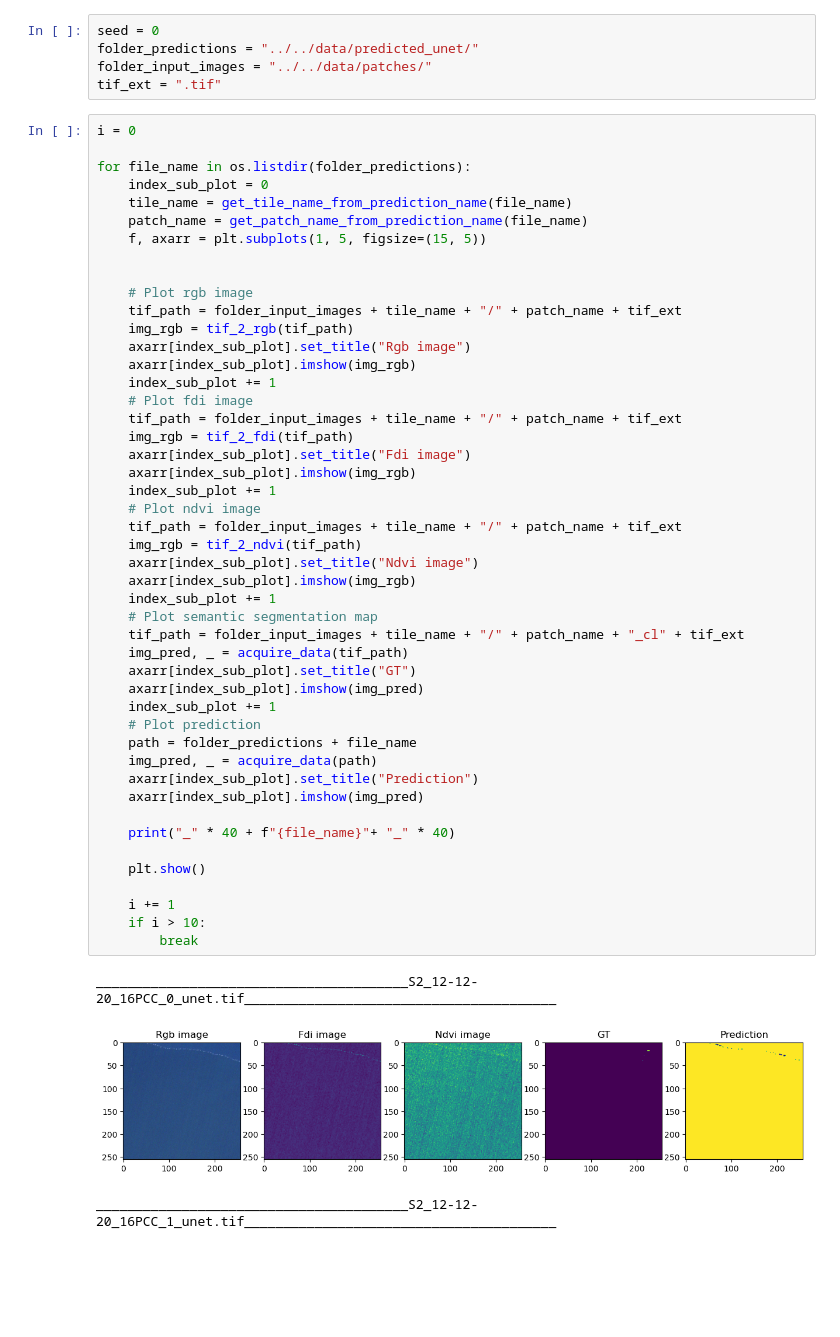
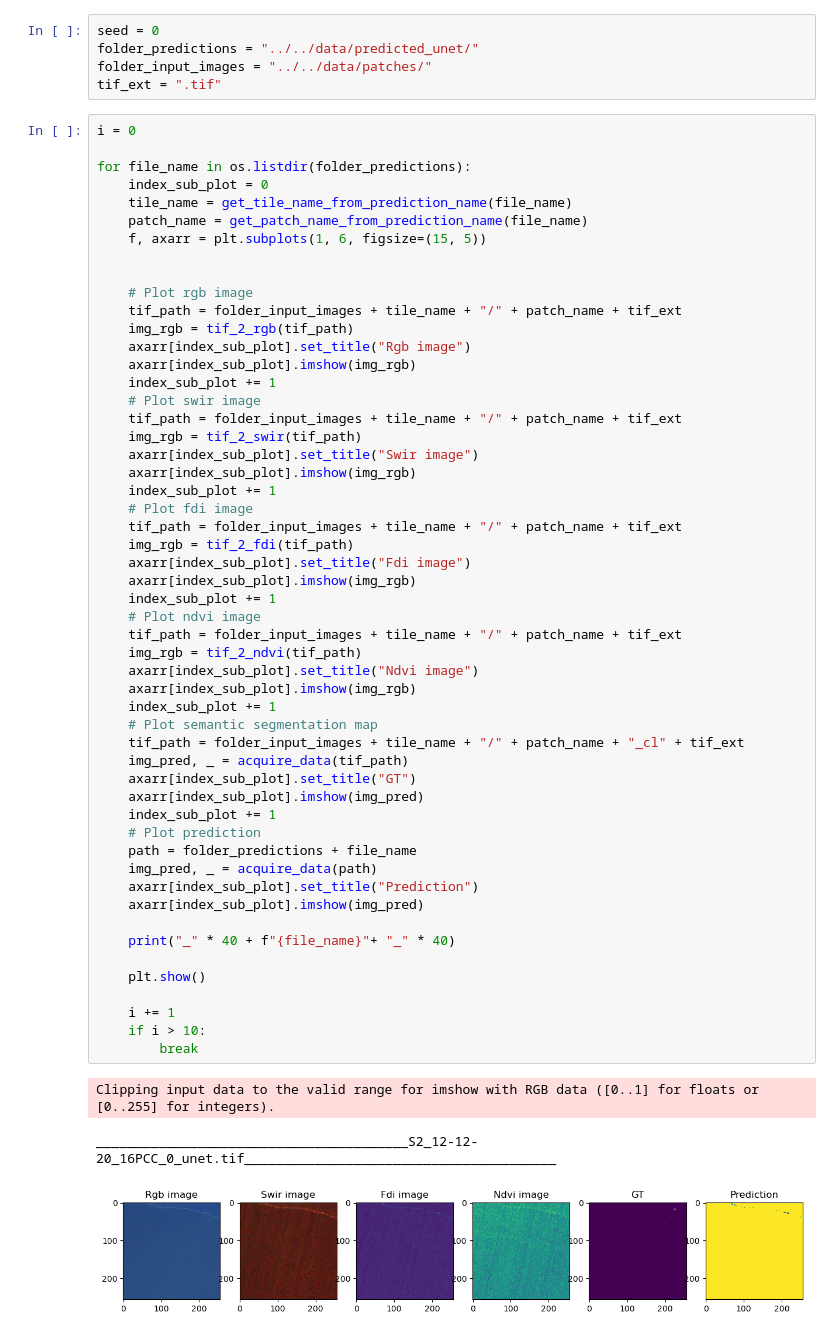
Before and after one commit to lucamarini22/marine-anomaly-detection, a Jupyter notebook: src/utils/Visualize Predictions.ipynb, the cells around one changed output. Cells and saved outputs as stored; diff of their text form; blank space fills up the shorter version.

```diff
--- a/src/utils/Visualize Predictions.ipynb
+++ b/src/utils/Visualize Predictions.ipynb
@@ -32,13 +32,19 @@ for file_name in os.listdir(folder_predictions):
     index_sub_plot = 0
     tile_name = get_tile_name_from_prediction_name(file_name)
     patch_name = get_patch_name_from_prediction_name(file_name)
-    f, axarr = plt.subplots(1, 5, figsize=(15, 5))
+    f, axarr = plt.subplots(1, 6, figsize=(15, 5))
 
 
     # Plot rgb image
     tif_path = folder_input_images + tile_name + "/" + patch_name + tif_ext
     img_rgb = tif_2_rgb(tif_path)
     axarr[index_sub_plot].set_title("Rgb image")
+    axarr[index_sub_plot].imshow(img_rgb)
+    index_sub_plot += 1
+    # Plot swir image
+    tif_path = folder_input_images + tile_name + "/" + patch_name + tif_ext
+    img_rgb = tif_2_swir(tif_path)
+    axarr[index_sub_plot].set_title("Swir image")
     axarr[index_sub_plot].imshow(img_rgb)
     index_sub_plot += 1
     # Plot fdi image
@@ -46,33 +52,33 @@ for file_name in os.listdir(folder_predictions):
     img_rgb = tif_2_fdi(tif_path)
     axarr[index_sub_plot].set_title("Fdi image")
     axarr[index_sub_plot].imshow(img_rgb)
     index_sub_plot += 1
     # Plot ndvi image
     tif_path = folder_input_images + tile_name + "/" + patch_name + tif_ext
     img_rgb = tif_2_ndvi(tif_path)
     axarr[index_sub_plot].set_title("Ndvi image")
     axarr[index_sub_plot].imshow(img_rgb)
     index_sub_plot += 1
     # Plot semantic segmentation map
     tif_path = folder_input_images + tile_name + "/" + patch_name + "_cl" + tif_ext
     img_pred, _ = acquire_data(tif_path)
     axarr[index_sub_plot].set_title("GT")
     axarr[index_sub_plot].imshow(img_pred)
     index_sub_plot += 1
     # Plot prediction
     path = folder_predictions + file_name
     img_pred, _ = acquire_data(path)
     axarr[index_sub_plot].set_title("Prediction")
     axarr[index_sub_plot].imshow(img_pred)
 
     print("_" * 40 + f"{file_name}"+ "_" * 40)
 
     plt.show()
 
     i += 1
     if i > 10:
         break
 # %% [output]
-________________________________________S2_12-12-20_16PCC_0_unet.tif________________________________________
+Clipping input data to the valid range for imshow with RGB data ([0..1] for floats or [0..255] for integers).
+________________________________________S2_12-12-20_16PCC_0_unet.tif________________________________________
-[figure, old version]
+[figure, new version]
-________________________________________S2_12-12-20_16PCC_1_unet.tif________________________________________
```
Also changed, not shown: parts of 3 cells of this notebook.
